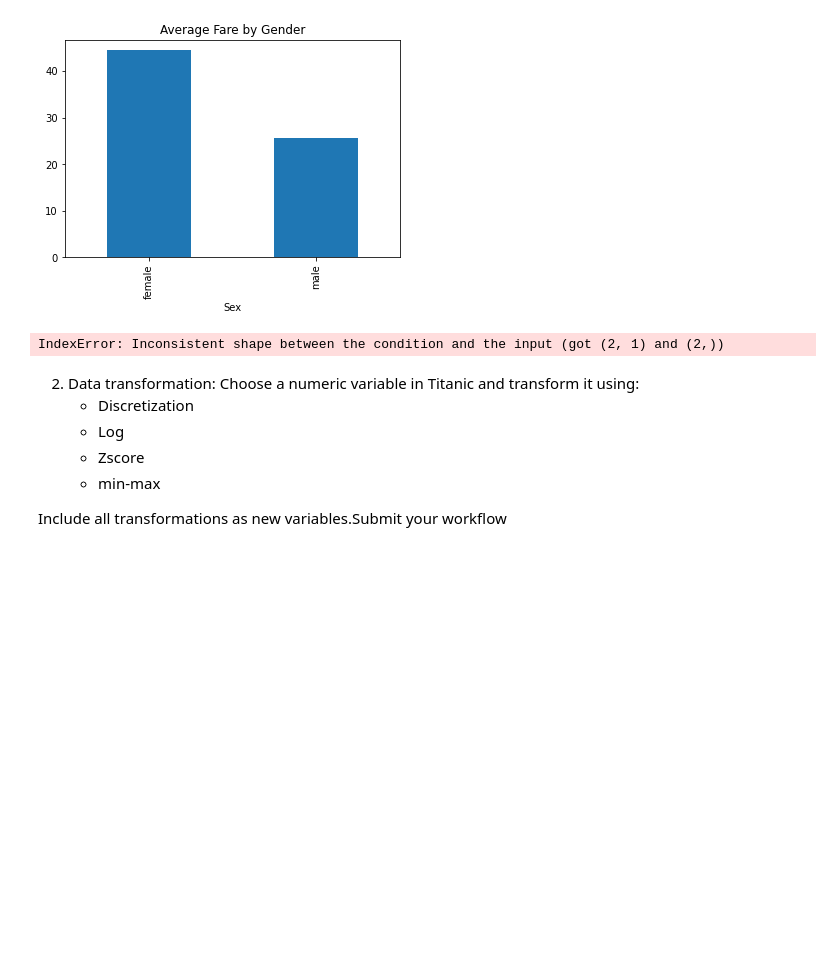
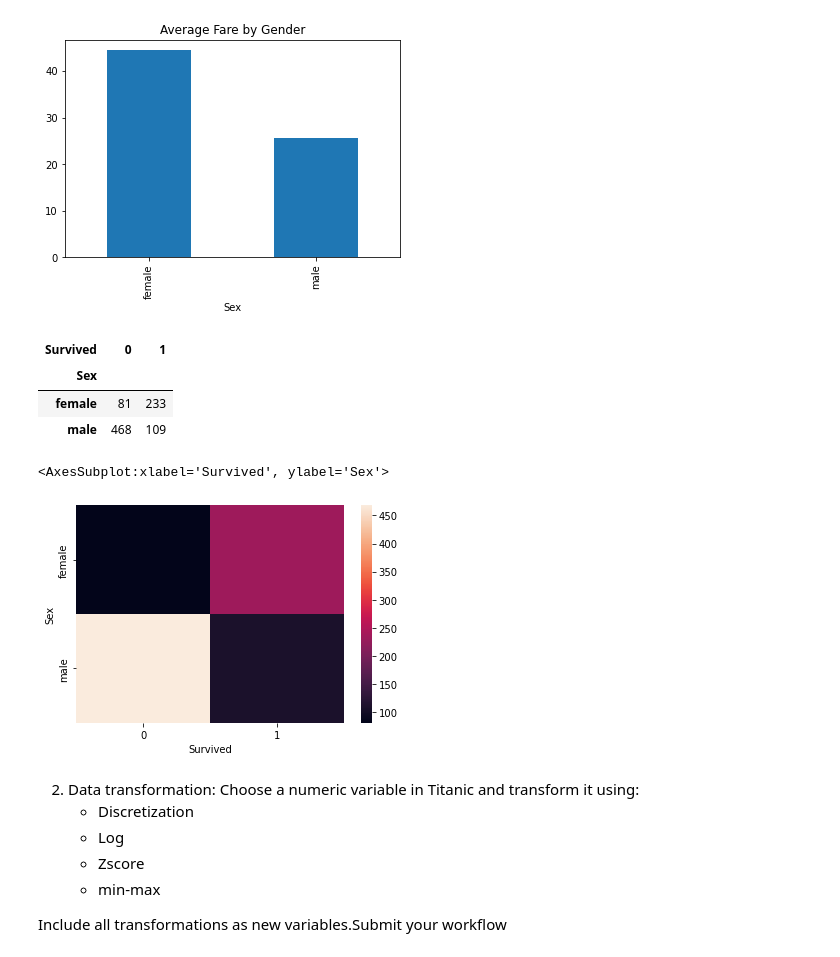
Before and after one commit to chaithrakc/syr_ads_machine_learning, a Jupyter notebook: week02data_preparation/lab_excercise/Lab 02 - Data Preparation.ipynb, the cells around one changed output. Saved outputs shown, nothing was run; the diff lists cells and outputs as text; code cells hidden in the pictures; blank space fills up the shorter version.

```diff
--- a/week02data_preparation/lab_excercise/Lab 02 - Data Preparation.ipynb
+++ b/week02data_preparation/lab_excercise/Lab 02 - Data Preparation.ipynb
@@ -30,10 +35,18 @@ grouping.plot(kind='bar', title='Average Fare by Gender')
 # %% [output]
 <AxesSubplot:title={'center':'Average Fare by Gender'}, xlabel='Sex'>
 [figure]
+# %%
+pd.crosstab(df['Sex'],df['Survived'])
+# %% [output]
+| Survived | 0 | 1 |
+| Sex |  |  |
+| female | 81 | 233 |
+| male | 468 | 109 |
 # %%
-sns.heatmap(grouping)
+sns.heatmap(pd.crosstab(df['Sex'],df['Survived']))
 # %% [output]
-IndexError: Inconsistent shape between the condition and the input (got (2, 1) and (2,))
+<AxesSubplot:xlabel='Survived', ylabel='Sex'>
+[figure, added]
 # %% [markdown]
 2. Data transformation: Choose a numeric variable in Titanic and transform it using:
     - Discretization
```
Also changed, not shown: parts of 14 cells of this notebook, 11 other files.
